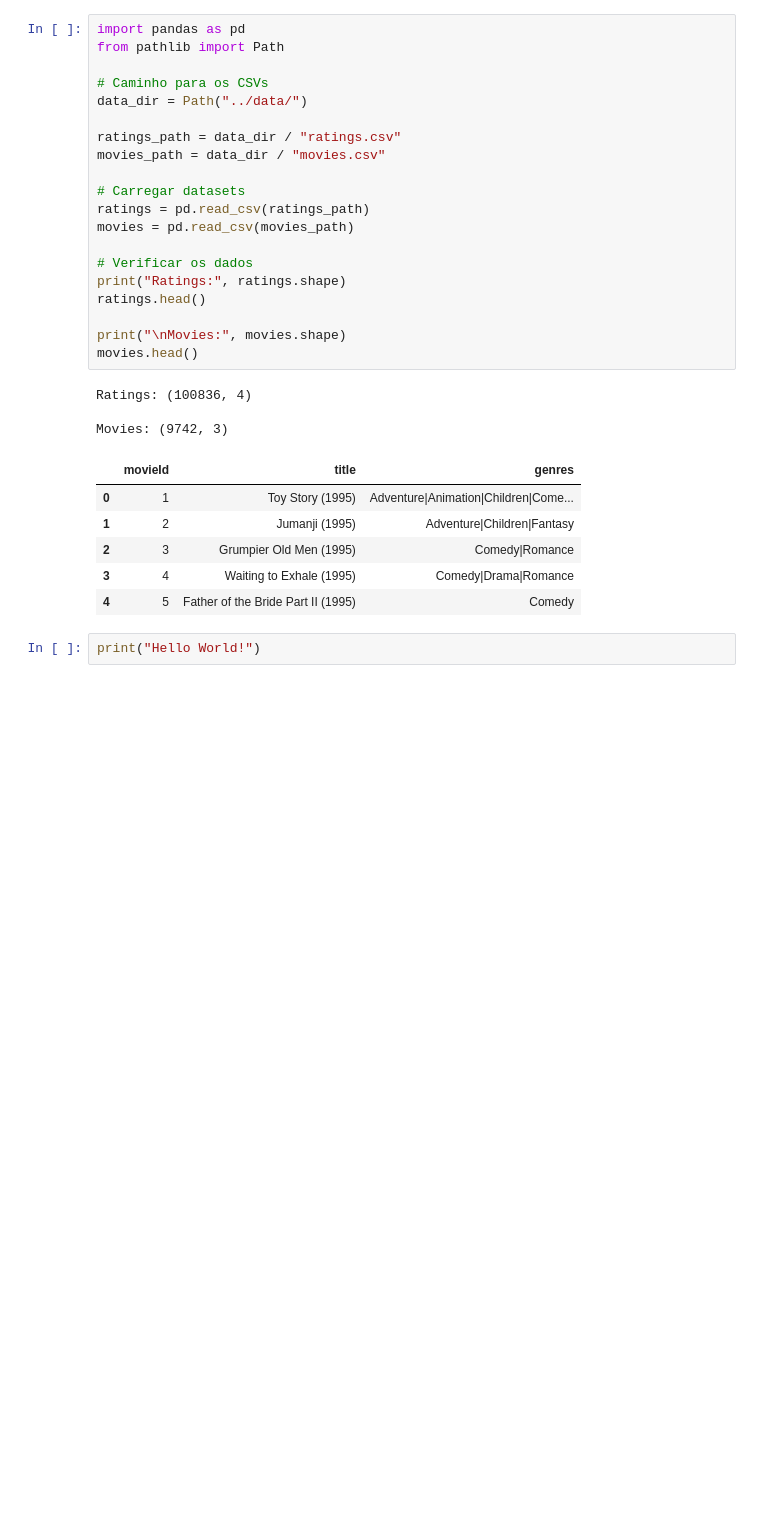
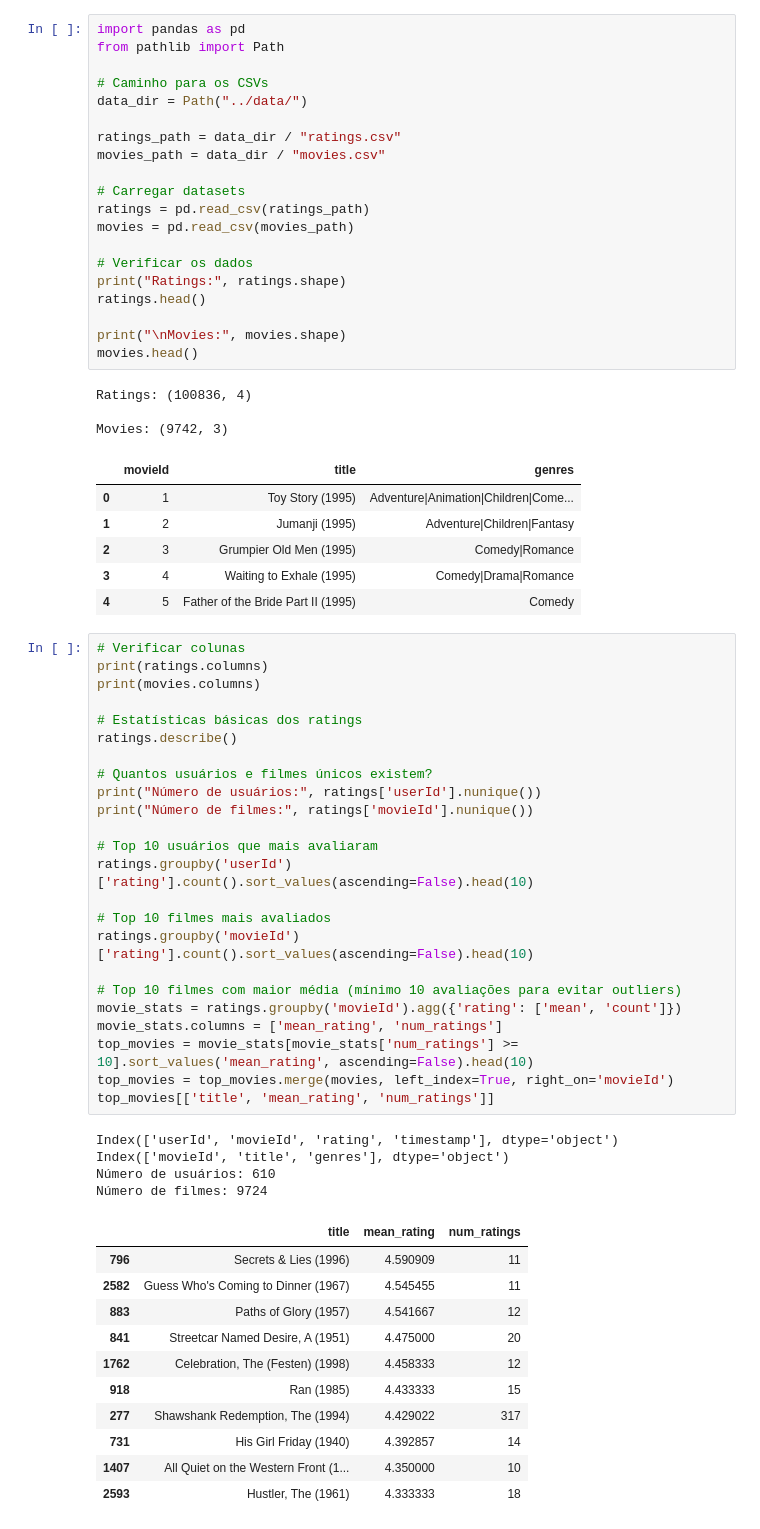
Before and after one commit to Skinnyopeats/Projeto-Integrador-3B, a Jupyter notebook: notebooks/01_data_exploration.ipynb, the cells around one changed output. Saved outputs shown, nothing was run; the diff lists cells and outputs as text; blank space fills up the shorter version.

```diff
--- a/notebooks/01_data_exploration.ipynb
+++ b/notebooks/01_data_exploration.ipynb
@@ -29,4 +45,42 @@ Movies: (9742, 3)
 | 3 | 4 | Waiting to Exhale (1995) | Comedy|Drama|Romance |
 | 4 | 5 | Father of the Bride Part II (1995) | Comedy |
 # %%
-print("Hello World!")
+# Verificar colunas
+print(ratings.columns)
+print(movies.columns)
+
+# Estatísticas básicas dos ratings
+ratings.describe()
+
+# Quantos usuários e filmes únicos existem?
+print("Número de usuários:", ratings['userId'].nunique())
+print("Número de filmes:", ratings['movieId'].nunique())
+
+# Top 10 usuários que mais avaliaram
+ratings.groupby('userId')['rating'].count().sort_values(ascending=False).head(10)
+
+# Top 10 filmes mais avaliados
+ratings.groupby('movieId')['rating'].count().sort_values(ascending=False).head(10)
+
+# Top 10 filmes com maior média (mínimo 10 avaliações para evitar outliers)
+movie_stats = ratings.groupby('movieId').agg({'rating': ['mean', 'count']})
+movie_stats.columns = ['mean_rating', 'num_ratings']
+top_movies = movie_stats[movie_stats['num_ratings'] >= 10].sort_values('mean_rating', ascending=False).head(10)
+top_movies = top_movies.merge(movies, left_index=True, right_on='movieId')
+top_movies[['title', 'mean_rating', 'num_ratings']]
+# %% [output]
+Index(['userId', 'movieId', 'rating', 'timestamp'], dtype='object')
+Index(['movieId', 'title', 'genres'], dtype='object')
+Número de usuários: 610
+Número de filmes: 9724
+|  | title | mean_rating | num_ratings |
+| 796 | Secrets & Lies (1996) | 4.590909 | 11 |
+| 2582 | Guess Who's Coming to Dinner (1967) | 4.545455 | 11 |
+| 883 | Paths of Glory (1957) | 4.541667 | 12 |
+| 841 | Streetcar Named Desire, A (1951) | 4.475000 | 20 |
+| 1762 | Celebration, The (Festen) (1998) | 4.458333 | 12 |
+| 918 | Ran (1985) | 4.433333 | 15 |
+| 277 | Shawshank Redemption, The (1994) | 4.429022 | 317 |
+| 731 | His Girl Friday (1940) | 4.392857 | 14 |
+| 1407 | All Quiet on the Western Front (1... | 4.350000 | 10 |
+| 2593 | Hustler, The (1961) | 4.333333 | 18 |
```
Also changed, not shown: parts of 7 cells of this notebook.
